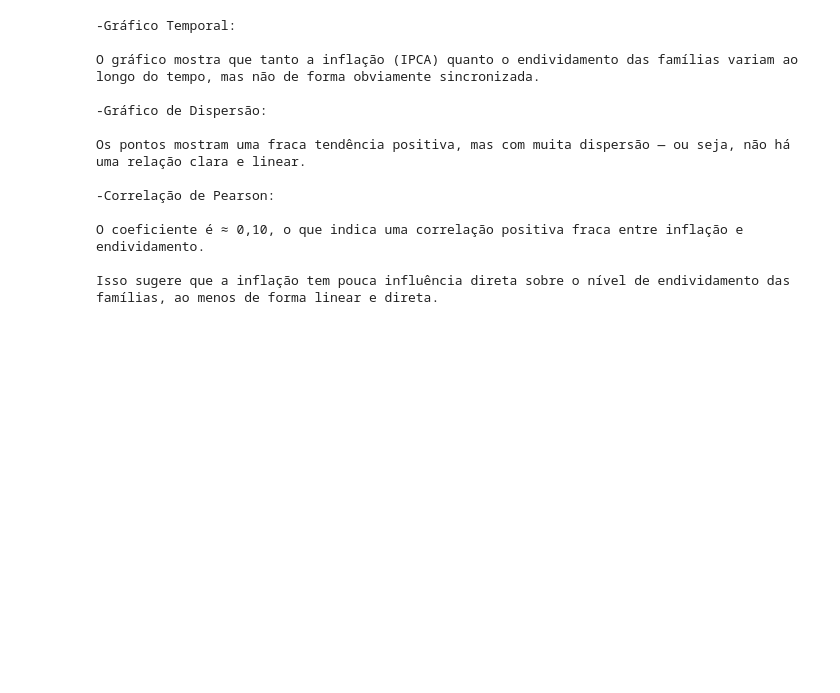
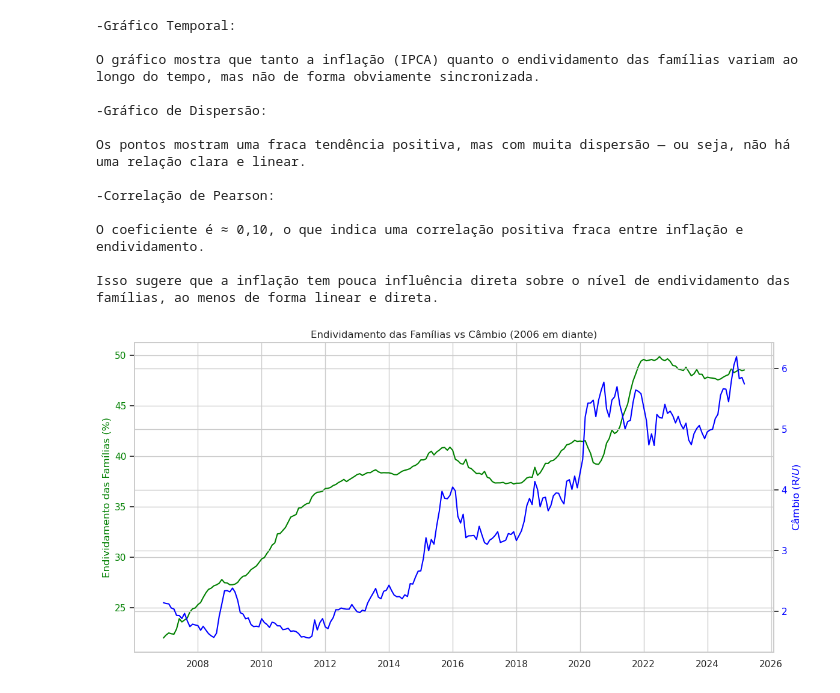
Before and after one commit to rodrigogrinfeld1/Projeto-DEV---Grupo-1, a Jupyter notebook: Código.ipynb, the cells around one changed output. Drawn from its saved outputs; the diff is of its cells as text; code cells hidden in the pictures; blank space fills up the shorter version.

```diff
--- a/Código.ipynb
+++ b/Código.ipynb
@@ -364,3 +366,35 @@ Os pontos mostram uma fraca tendência positiva, mas com muita dispersão — ou
 O coeficiente é ≈ 0,10, o que indica uma correlação positiva fraca entre inflação e endividamento.
 
 Isso sugere que a inflação tem pouca influência direta sobre o nível de endividamento das famílias, ao menos de forma linear e direta.
+# %%
+# Endividamento das Famílias vs Câmbio
+import pandas as pd
+import matplotlib.pyplot as plt
+import seaborn as sns
+
+dados = pd.read_csv("dataset_unificado.csv")
+
+# Renomeando colunas pra facilitar
+dados["Câmbio (R$/U$)"] = dados["3695 - Taxa de câmbio - Livre - Dólar americano (compra) - Fim de período - mensal - u.m.c./US$"].str.replace(",", ".").astype(float)
+dados["Endividamento Famílias (%)"] = dados["29037 - Endividamento das famílias com o Sistema Financeiro Nacional em relação à renda acumulada dos últimos doze meses (RNDBF) - %,"].str.replace(",", ".").astype(float)
+
+# Converter data, se ainda não tiver
+dados["Data"] = pd.to_datetime(dados["Data"], format="%m/%Y")
+
+# Gráfico com dois eixos
+fig, ax1 = plt.subplots(figsize=(12, 6))
+
+ax1.plot(dados["Data"], dados["Endividamento Famílias (%)"], color='green', label='Endividamento (%)')
+ax1.set_ylabel("Endividamento das Famílias (%)", color='green')
+ax1.tick_params(axis='y', labelcolor='green')
+
+ax2 = ax1.twinx()
+ax2.plot(dados["Data"], dados["Câmbio (R$/U$)"], color='blue', label='Câmbio (R$/U$)')
+ax2.set_ylabel("Câmbio (R$/U$)", color='blue')
+ax2.tick_params(axis='y', labelcolor='blue')
+
+plt.title("Endividamento das Famílias vs Câmbio (2006 em diante)")
+fig.tight_layout()
+plt.show()
+# %% [output]
+[figure, added]
```
Also changed, not shown: parts of 9 cells of this notebook.
